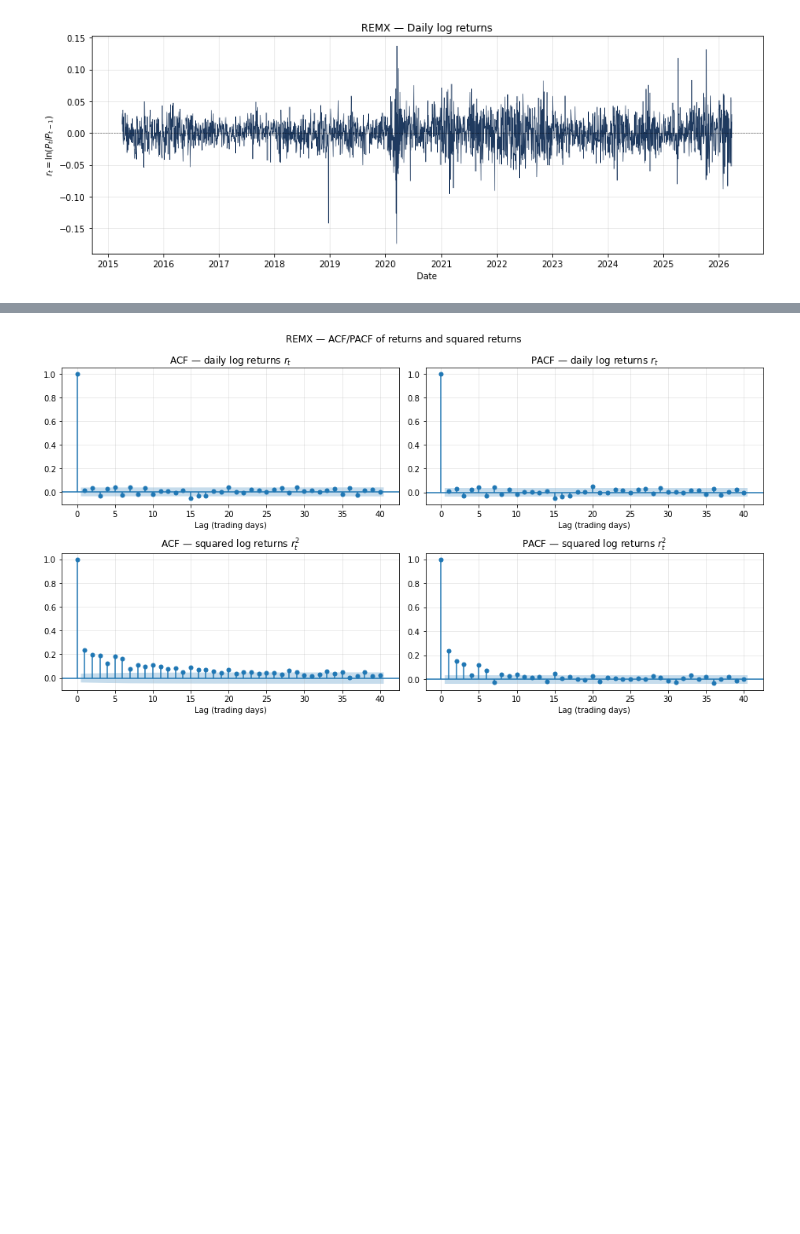
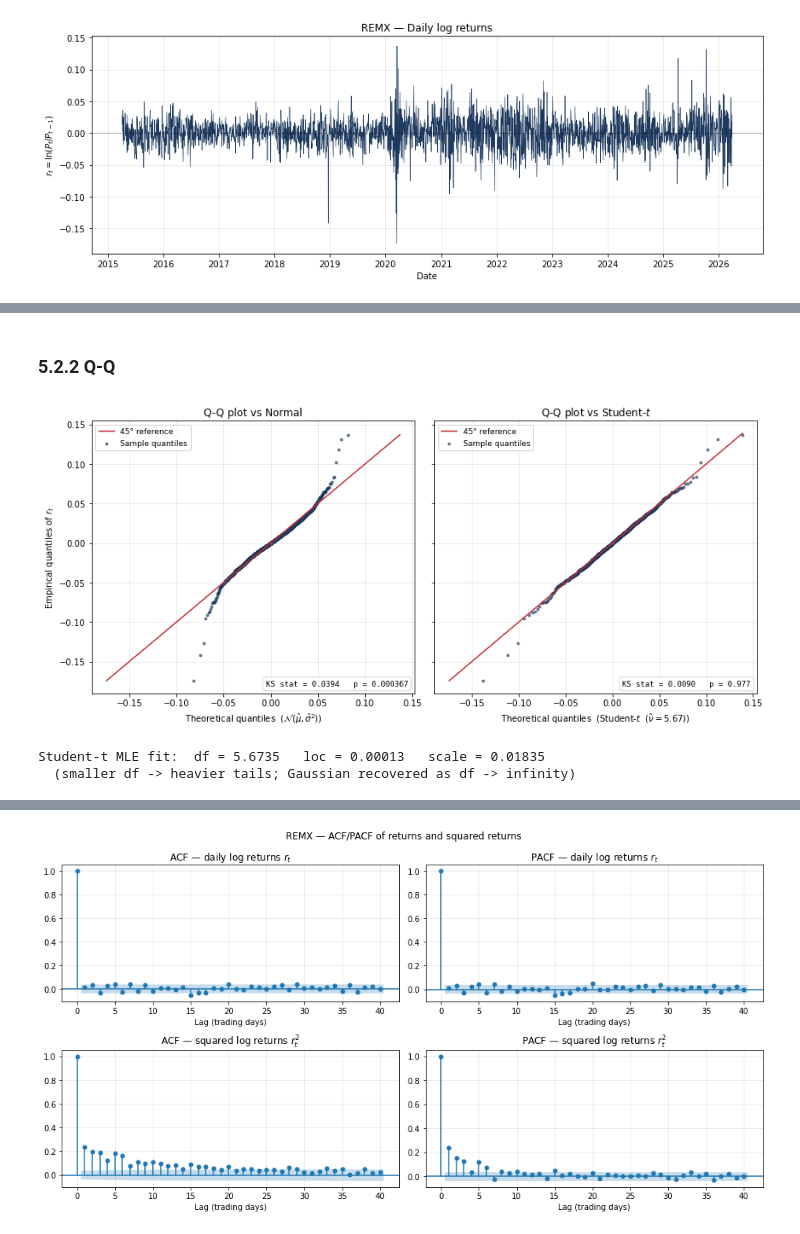
Before and after one commit to aleixcb/master_thesis_repo, a Jupyter notebook: 02-EDA.ipynb, the cells around one changed output, grey strips where cells are left out. Saved outputs shown, nothing was run; the diff lists cells and outputs as text; code cells hidden in the pictures; blank space fills up the shorter version.

```diff
--- a/02-EDA.ipynb
+++ b/02-EDA.ipynb
@@ -69,0 +147,63 @@ plt.show()
+# %% [markdown]
+### 5.2.2 Q-Q
+# %%
+from scipy import stats as sp_stats
+
+r = df['r'].dropna().values
+n = len(r)
+
+# --- Plotting positions (Filliben midpoint convention) ----------------------
+probs    = (np.arange(1, n + 1) - 0.5) / n
+r_sorted = np.sort(r)
+
+# --- Theoretical quantiles --------------------------------------------------
+mu, sigma            = r.mean(), r.std()
+q_norm               = sp_stats.norm.ppf(probs, loc=mu, scale=sigma)
+
+df_t, loc_t, scale_t = sp_stats.t.fit(r)                            # MLE fit
+q_t                  = sp_stats.t.ppf(probs, df=df_t, loc=loc_t, scale=scale_t)
+
+# --- Formal goodness-of-fit (Kolmogorov-Smirnov) ----------------------------
+ks_n_stat, ks_n_p = sp_stats.kstest(r, 'norm', args=(mu, sigma))
+ks_t_stat, ks_t_p = sp_stats.kstest(r, 't',    args=(df_t, loc_t, scale_t))
+
+# --- Plot -------------------------------------------------------------------
+fig, axes = plt.subplots(1, 2, figsize=(12, 5.5), sharey=True)
+
+panels = [
+    (axes[0], q_norm, 'Normal',
+     fr'$\mathcal{{N}}(\hat\mu, \hat\sigma^2)$',
+     f'KS stat = {ks_n_stat:.4f}   p = {ks_n_p:.3g}'),
+    (axes[1], q_t,    'Student-$t$',
+     fr'Student-$t$  ($\hat\nu = {df_t:.2f}$)',
+     f'KS stat = {ks_t_stat:.4f}   p = {ks_t_p:.3g}'),
+]
+
+for ax, q_theo, name, label, ks_text in panels:
+    ax.scatter(q_theo, r_sorted, s=8, color='#1f3a5f', alpha=0.6,
+               label='Sample quantiles')
+    lo = min(q_theo.min(), r_sorted.min())
+    hi = max(q_theo.max(), r_sorted.max())
+    ax.plot([lo, hi], [lo, hi], color='#c1272d', linewidth=1.4,
+            label='45° reference')
+    ax.set_xlabel(f'Theoretical quantiles  ({label})')
+    ax.set_title(f'Q-Q plot vs {name}')
+    ax.grid(True, alpha=0.3)
+    ax.legend(loc='upper left', fontsize=9)
+    ax.text(0.98, 0.02, ks_text,
+            transform=ax.transAxes,
+            fontsize=9, family='monospace',
+            ha='right', va='bottom',
+            bbox=dict(boxstyle='round,pad=0.4',
+                      facecolor='white', edgecolor='lightgray', alpha=0.9))
+
+axes[0].set_ylabel(r'Empirical quantiles of $r_t$')
+fig.tight_layout()
+plt.show()
+
+print(f'Student-t MLE fit:  df = {df_t:.4f}   loc = {loc_t:.5f}   scale = {scale_t:.5f}')
+print(f'  (smaller df -> heavier tails; Gaussian recovered as df -> infinity)')
+# %% [output]
+[figure, added]
+Student-t MLE fit:  df = 5.6735   loc = 0.00013   scale = 0.01835
+  (smaller df -> heavier tails; Gaussian recovered as df -> infinity)
```
Also changed, not shown: parts of 20 cells of this notebook, 12 other files.
